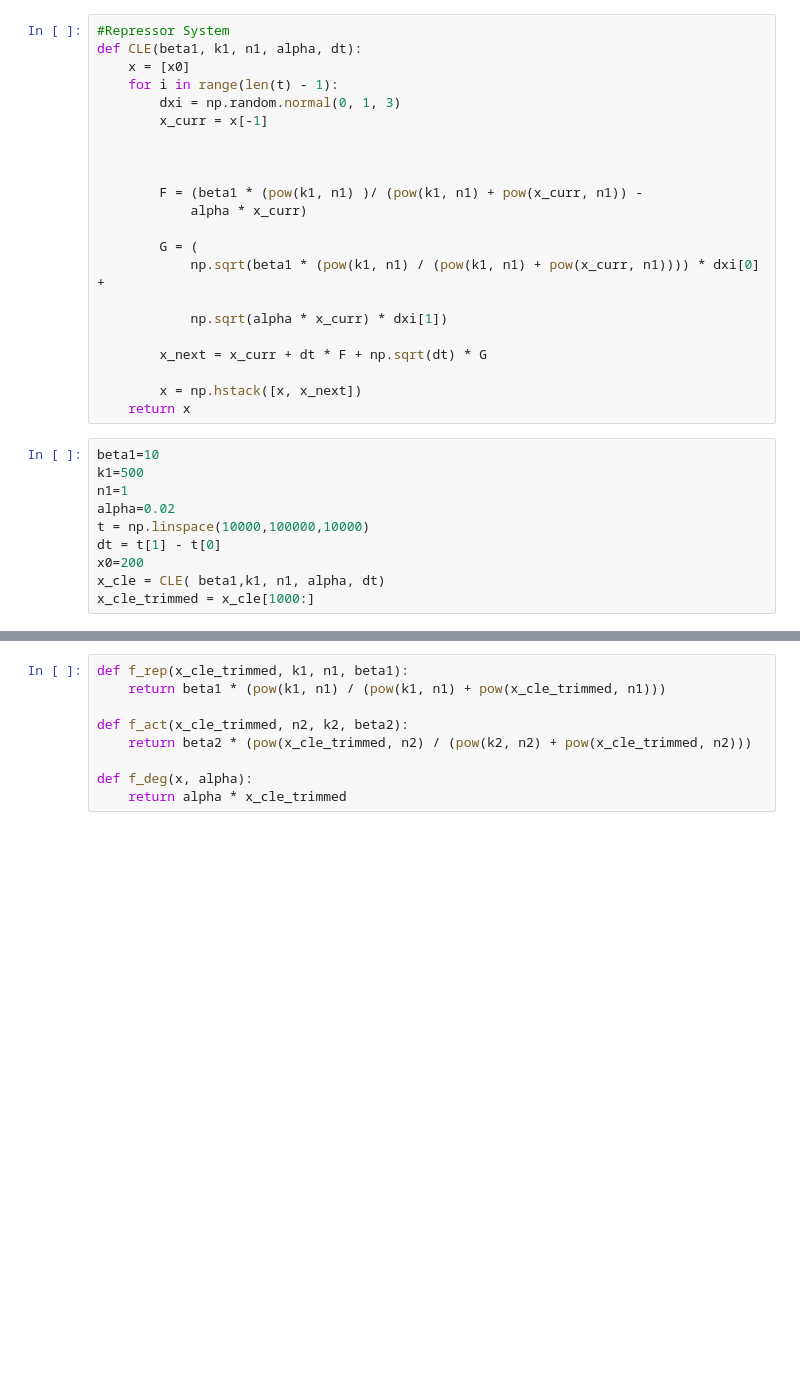
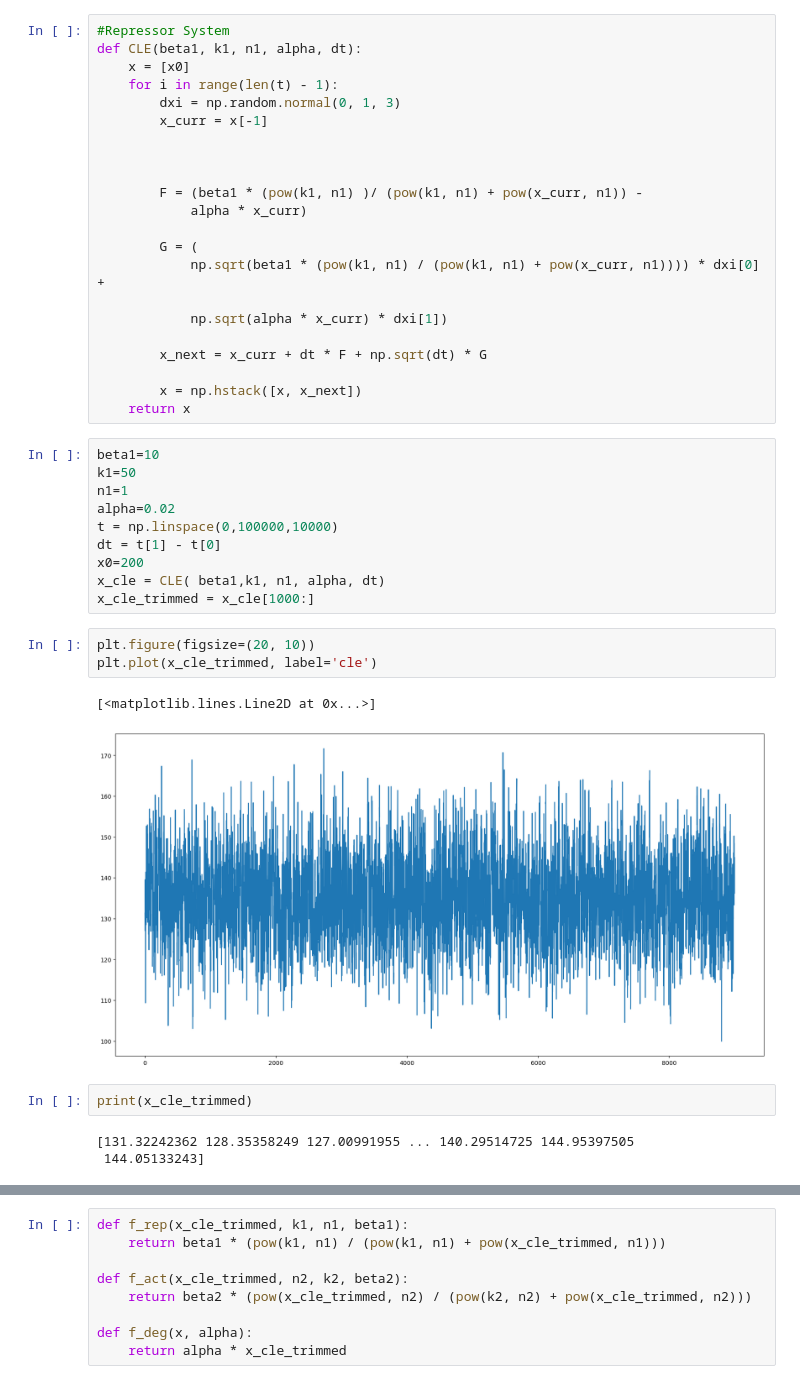
Before and after one commit to gnashi21/Inference-in-biochemical-networks, a Jupyter notebook: act system optimization.ipynb, the cells around one changed output, grey strips where cells are left out. Cells and saved outputs as stored; diff of their text form; blank space fills up the shorter version.

```diff
--- a/act system optimization.ipynb
+++ b/act system optimization.ipynb
@@ -27,11 +27,22 @@ def CLE(beta1, k1, n1, alpha, dt):
     return x
 # %%
 beta1=10
-k1=500
+k1=50
 n1=1
 alpha=0.02
-t = np.linspace(10000,100000,10000)
+t = np.linspace(0,100000,10000)
 dt = t[1] - t[0]
 x0=200
 x_cle = CLE( beta1,k1, n1, alpha, dt)
 x_cle_trimmed = x_cle[1000:]
+# %%
+plt.figure(figsize=(20, 10))
+plt.plot(x_cle_trimmed, label='cle')
+# %% [output]
+[<matplotlib.lines.Line2D at 0x...>]
+[figure, added]
+# %%
+print(x_cle_trimmed)
+# %% [output]
+[131.32242362 128.35358249 127.00991955 ... 140.29514725 144.95397505
+ 144.05133243]
```
Also changed, not shown: parts of 12 cells of this notebook.
